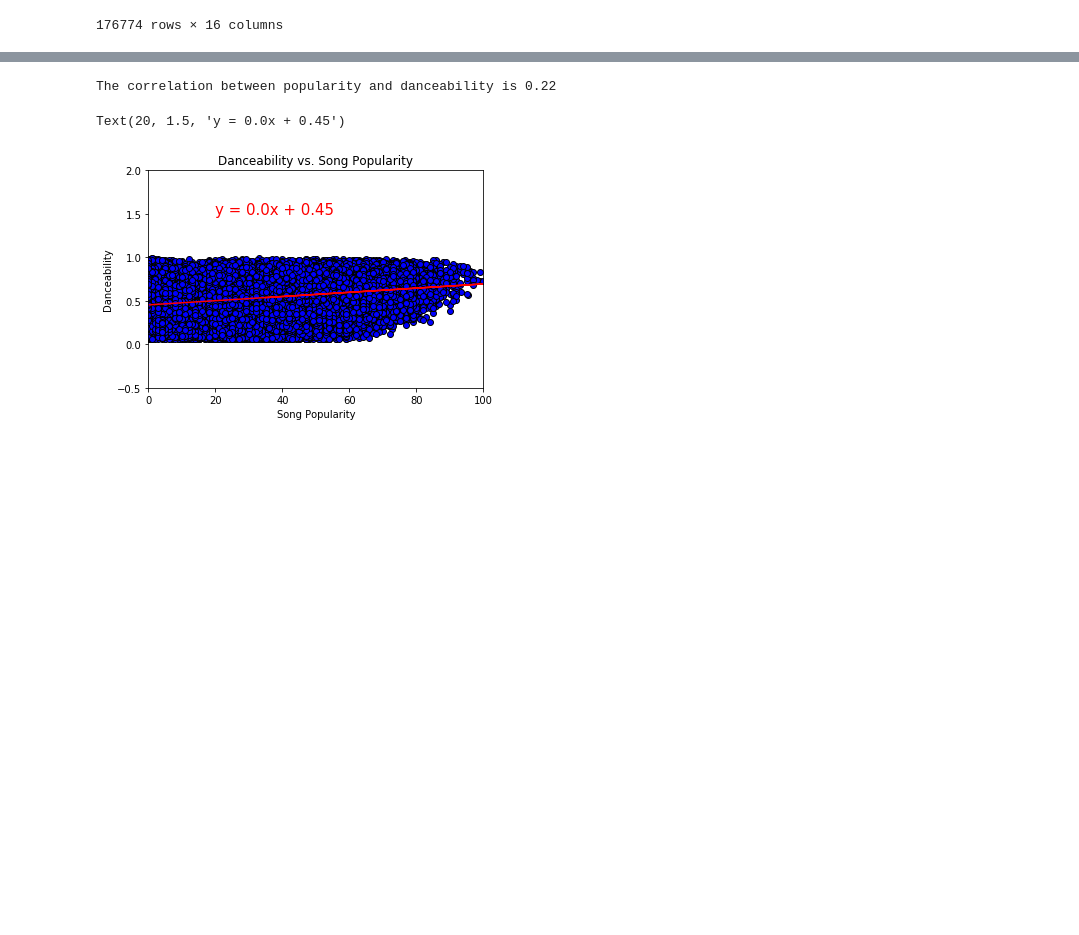
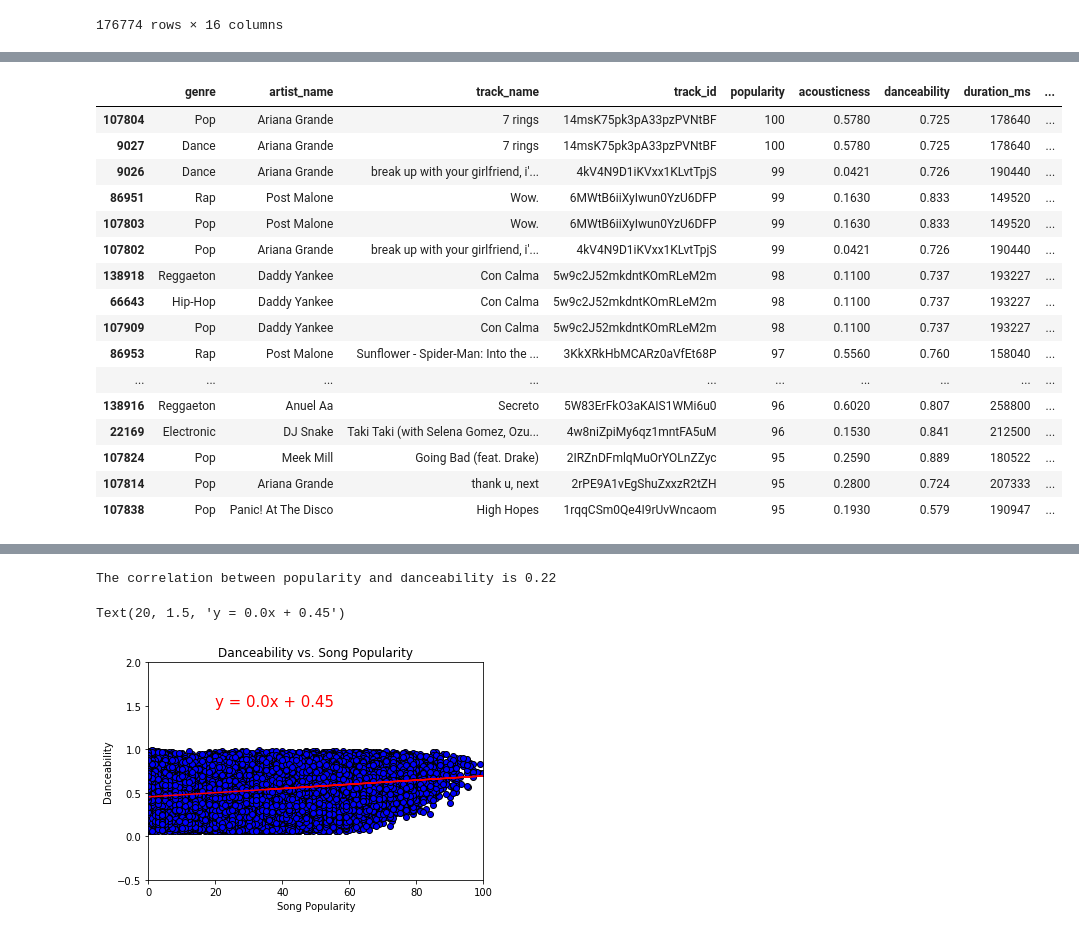
Before and after one commit to zsvorenova/Group_Three, a Jupyter notebook: 2000-A Cleaning.ipynb, the cells around one changed output, grey strips where cells are left out. Saved outputs shown, nothing was run; the diff lists cells and outputs as text; code cells hidden in the pictures; blank space fills up the shorter version.

```diff
--- a/2000-A Cleaning.ipynb
+++ b/2000-A Cleaning.ipynb
@@ -167,0 +449,4 @@ clean_data1
+# %%
+# Visualize a data with popularity above 90 points
+top_songs=spotify_df.loc[spotify_df['popularity'] >90]
+top_songs
@@ -167,0 +467,22 @@ clean_data1
+# %%
+# Get maximum value of a single column popular
+top_popularity = top_songs.sort_values('popularity', ascending=False)
+top_popularity.head(30)
+# %% [output]
+|  | genre | artist_name | track_name | track_id | popularity | acousticness | danceability | duration_ms | ... |
+| 107804 | Pop | Ariana Grande | 7 rings | 14msK75pk3pA33pzPVNtBF | 100 | 0.5780 | 0.725 | 178640 | ... |
+| 9027 | Dance | Ariana Grande | 7 rings | 14msK75pk3pA33pzPVNtBF | 100 | 0.5780 | 0.725 | 178640 | ... |
+| 9026 | Dance | Ariana Grande | break up with your girlfriend, i'... | 4kV4N9D1iKVxx1KLvtTpjS | 99 | 0.0421 | 0.726 | 190440 | ... |
+| 86951 | Rap | Post Malone | Wow. | 6MWtB6iiXyIwun0YzU6DFP | 99 | 0.1630 | 0.833 | 149520 | ... |
+| 107803 | Pop | Post Malone | Wow. | 6MWtB6iiXyIwun0YzU6DFP | 99 | 0.1630 | 0.833 | 149520 | ... |
+| 107802 | Pop | Ariana Grande | break up with your girlfriend, i'... | 4kV4N9D1iKVxx1KLvtTpjS | 99 | 0.0421 | 0.726 | 190440 | ... |
+| 138918 | Reggaeton | Daddy Yankee | Con Calma | 5w9c2J52mkdntKOmRLeM2m | 98 | 0.1100 | 0.737 | 193227 | ... |
+| 66643 | Hip-Hop | Daddy Yankee | Con Calma | 5w9c2J52mkdntKOmRLeM2m | 98 | 0.1100 | 0.737 | 193227 | ... |
+| 107909 | Pop | Daddy Yankee | Con Calma | 5w9c2J52mkdntKOmRLeM2m | 98 | 0.1100 | 0.737 | 193227 | ... |
+| 86953 | Rap | Post Malone | Sunflower - Spider-Man: Into the ... | 3KkXRkHbMCARz0aVfEt68P | 97 | 0.5560 | 0.760 | 158040 | ... |
+| ... | ... | ... | ... | ... | ... | ... | ... | ... | ... |
+| 138916 | Reggaeton | Anuel Aa | Secreto | 5W83ErFkO3aKAIS1WMi6u0 | 96 | 0.6020 | 0.807 | 258800 | ... |
+| 22169 | Electronic | DJ Snake | Taki Taki (with Selena Gomez, Ozu... | 4w8niZpiMy6qz1mntFA5uM | 96 | 0.1530 | 0.841 | 212500 | ... |
+| 107824 | Pop | Meek Mill | Going Bad (feat. Drake) | 2IRZnDFmlqMuOrYOLnZZyc | 95 | 0.2590 | 0.889 | 180522 | ... |
+| 107814 | Pop | Ariana Grande | thank u, next | 2rPE9A1vEgShuZxxzR2tZH | 95 | 0.2800 | 0.724 | 207333 | ... |
+| 107838 | Pop | Panic! At The Disco | High Hopes | 1rqqCSm0Qe4I9rUvWncaom | 95 | 0.1930 | 0.579 | 190947 | ... |
```
Also changed, not shown: parts of 29 cells of this notebook, 2 other files.
